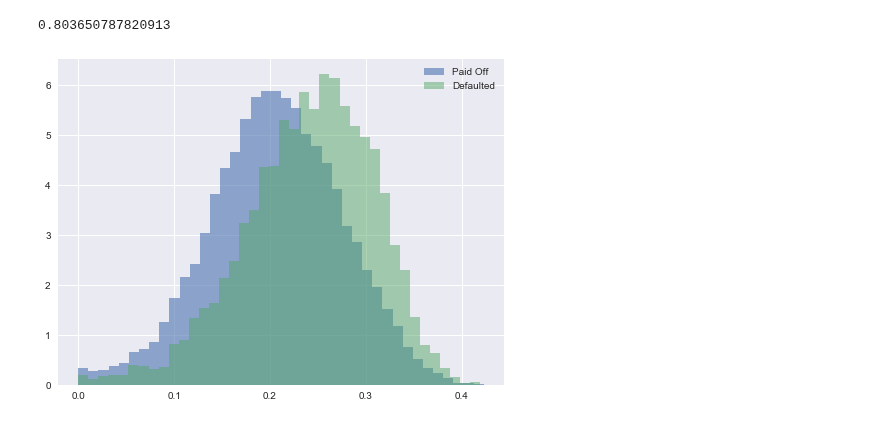
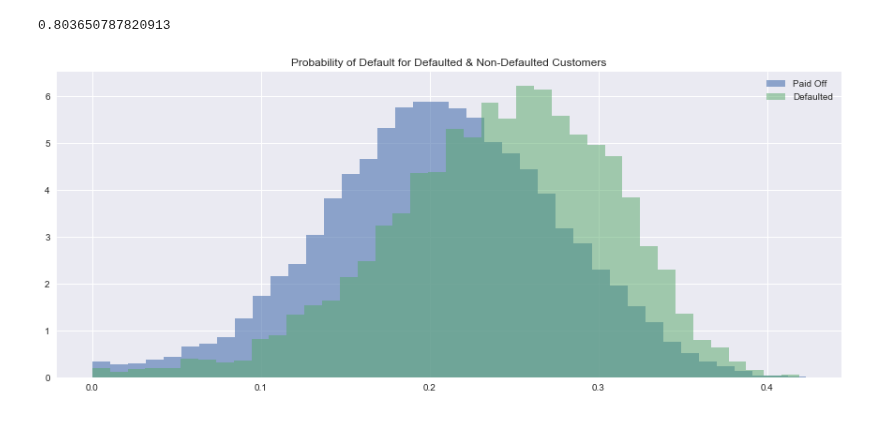
Before and after one commit to bhavenp/209A-FinalProject, a Jupyter notebook: hugo/Initial_LogReg_Model.ipynb, the cells around one changed output. Drawn from its saved outputs; the diff is of its cells as text; code cells hidden in the pictures.

```diff
--- a/hugo/Initial_LogReg_Model.ipynb
+++ b/hugo/Initial_LogReg_Model.ipynb
@@ -126,15 +117,16 @@ accuracy_score(y_train, predictions['class'])
 # %% [output]
 0.803650787820913
 # %%
-fig = plt.figure(figsize=(8,6));
+fig = plt.figure(figsize=(15,6));
 ax = plt.subplot(1,1,1);
 
 
 
 ax.hist(predictions.loc[predictions.true_val == 0,'proba'], density = True, bins = 40, label='Paid Off', alpha=0.6);
 ax.hist(predictions.loc[predictions.true_val == 1,'proba'], density = True, bins = 40, label='Defaulted', alpha=0.5);
+ax.set_title('Probability of Default for Defaulted & Non-Defaulted Customers')
 ax.legend(loc='best')
 
 plt.show()
 # %% [output]
-[figure, old version]
+[figure, new version]
```
Also changed, not shown: parts of 1 cell of this notebook.
